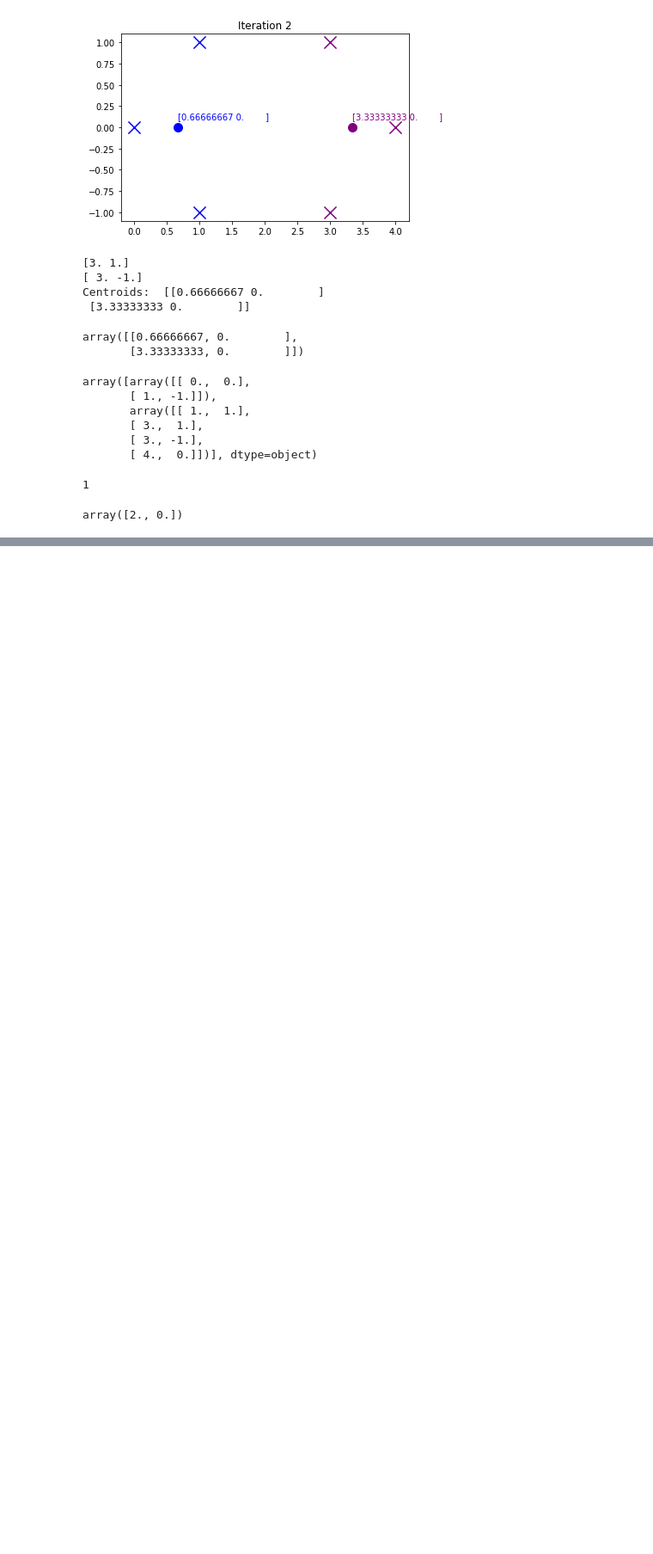
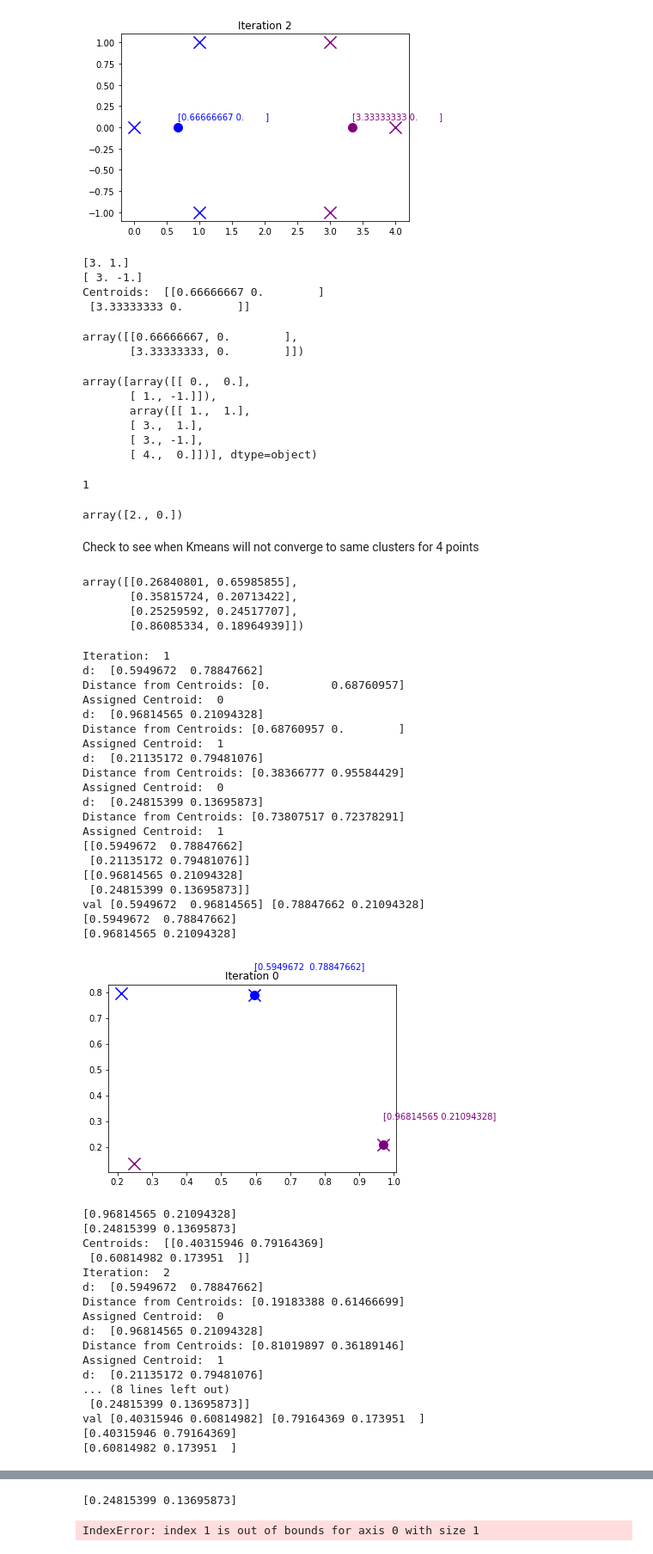
Before and after one commit to Reckonzz/Machine_learning_repository-, a Jupyter notebook: Algorithms code from scratch/KMeans.ipynb, the cells around one changed output, grey strips where cells are left out. Shown at 86% size. Cells and saved outputs as stored; diff of their text form; code cells hidden in the pictures; blank space fills up the shorter version.

Commit message:
Updated KMeans

```diff
--- a/Algorithms code from scratch/KMeans.ipynb
+++ b/Algorithms code from scratch/KMeans.ipynb
@@ -140,3 +140,64 @@ np.argmin(np.linalg.norm(np.array([2,0]) -  data, axis=1))
 np.mean(data, axis=0)
 # %% [output]
 array([2., 0.])
+# %% [markdown]
+Check to see when Kmeans will not converge to same clusters for 4 points
+# %%
+data = np.random.rand(4,2)
+data
+# %% [output]
+array([[0.26840801, 0.65985855],
+       [0.35815724, 0.20713422],
+       [0.25259592, 0.24517707],
+       [0.86085334, 0.18964939]])
+# %%
+from itertools import combinations
+while True:
+    centroids = []
+    data = np.random.rand(4,2)
+    combs = list(combinations(data, 2))
+    for c in combs:
+        centroids.append(Kmeans(data, np.array(c)))
+    print(centroids)
+    break
+
+plt.scatter(data[:, 0], data[:, 1])
+# %% [output]
+Iteration:  1
+d:  [0.5949672  0.78847662]
+Distance from Centroids: [0.         0.68760957]
+Assigned Centroid:  0
+d:  [0.96814565 0.21094328]
+Distance from Centroids: [0.68760957 0.        ]
+Assigned Centroid:  1
+d:  [0.21135172 0.79481076]
+Distance from Centroids: [0.38366777 0.95584429]
+Assigned Centroid:  0
+d:  [0.24815399 0.13695873]
+Distance from Centroids: [0.73807517 0.72378291]
+Assigned Centroid:  1
+[[0.5949672  0.78847662]
+ [0.21135172 0.79481076]]
+[[0.96814565 0.21094328]
+ [0.24815399 0.13695873]]
+val [0.5949672  0.96814565] [0.78847662 0.21094328]
+[0.5949672  0.78847662]
+[0.96814565 0.21094328]
+[figure, added]
+[0.96814565 0.21094328]
+[0.24815399 0.13695873]
+Centroids:  [[0.40315946 0.79164369]
+ [0.60814982 0.173951  ]]
+Iteration:  2
+d:  [0.5949672  0.78847662]
+Distance from Centroids: [0.19183388 0.61466699]
+Assigned Centroid:  0
+d:  [0.96814565 0.21094328]
+Distance from Centroids: [0.81019897 0.36189146]
+Assigned Centroid:  1
+d:  [0.21135172 0.79481076]
+... (8 lines left out)
+ [0.24815399 0.13695873]]
+val [0.40315946 0.60814982] [0.79164369 0.173951  ]
+[0.40315946 0.79164369]
+[0.60814982 0.173951  ]
@@ -142,0 +259,2 @@ array([2., 0.])
+[0.24815399 0.13695873]
+IndexError: index 1 is out of bounds for axis 0 with size 1
```
Also changed, not shown: parts of 3 cells of this notebook.
